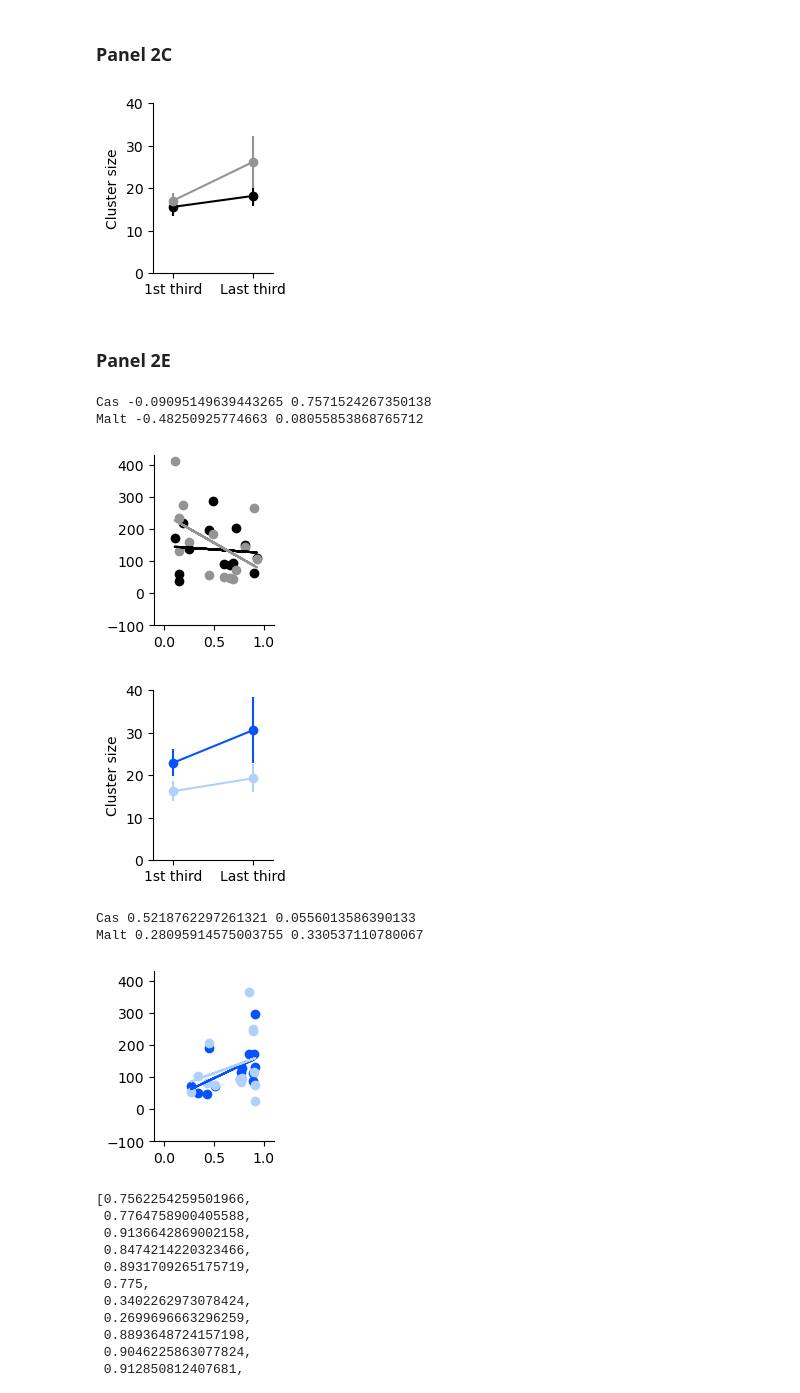
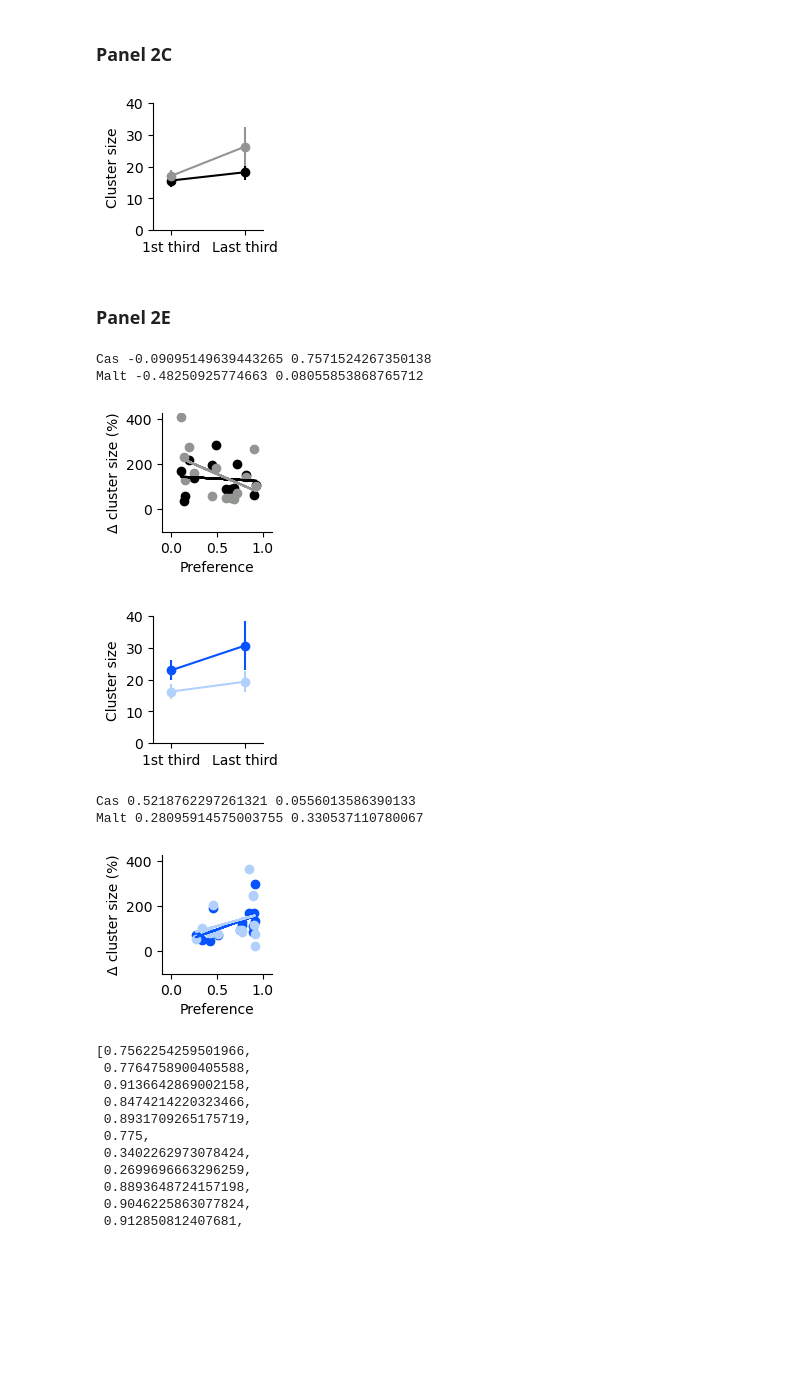
Before and after one commit to mccutcheonlab/immediate-protein-pref, a Jupyter notebook: scripts/fig2.ipynb, the cells around one changed output. Saved outputs shown, nothing was run; the diff lists cells and outputs as text; code cells hidden in the pictures; blank space fills up the shorter version.

```diff
--- a/scripts/fig2.ipynb
+++ b/scripts/fig2.ipynb
@@ -168,36 +164,36 @@ delta_malt = np.array(malt_size_last) / np.array(malt_size_first) * 100
 # %%
 def sem(data):
     return np.std(data) / np.sqrt(len(data))
 
-f, ax = plt.subplots(figsize=(2, 2),
-                     gridspec_kw={"left": 0.35, "bottom": 0.1, "top": 0.95, "right": 0.95})
+f, ax = plt.subplots(figsize=(2, 1.7),
+                     gridspec_kw={"left": 0.35, "bottom": 0.2, "top": 0.95, "right": 0.90})
 
 ax.errorbar([1, 2], [np.mean(cas_size_first), np.mean(cas_size_last)],
             yerr=[sem(cas_size_first), sem(cas_size_last)],
             fmt="o-", color="black", label="Cas")
 
 ax.errorbar([1, 2], [np.mean(malt_size_first), np.mean(malt_size_last)],
             yerr=[sem(malt_size_first), sem(malt_size_last)],
             fmt="o-", color="xkcd:grey", label="Malt")
 
 ax.set_ylim(0,40)
 ax.set_xlim(0.75, 2.25)
 ax.set_ylabel("Cluster size")
 ax.set_xticks([1, 2], labels=["1st third", "Last third"])
 
 ax.spines['right'].set_visible(False)
 ax.spines['top'].set_visible(False)
 
 f.savefig(FIGSFOLDER / "2C_cluster size first and last epoch_NR.pdf", dpi=300)
 # %% [output]
-[figure, old version]
+[figure, new version]
 # %% [markdown]
 ### Panel 2E
 # %%
 from scipy.stats import linregress
 
-f, ax = plt.subplots(figsize=(2, 2),
-                     gridspec_kw={"left": 0.35, "bottom": 0.1, "top": 0.95, "right": 0.95})
+f, ax = plt.subplots(figsize=(2, 1.7),
+                     gridspec_kw={"left": 0.35, "bottom": 0.25, "top": 0.95, "right": 0.90})
 
 ax.scatter(NR_pref, delta_cas, color="black", label="Cas")
 ax.scatter(NR_pref, delta_malt, color="xkcd:grey", label="Malt")
@@ -218,6 +214,9 @@ ax.set_ylim(-100, 430)
 ax.set_xlim(-0.1, 1.1)
 ax.set_xticks([0, 0.5, 1])
 
+ax.set_ylabel("\u0394 cluster size (%)")
+ax.set_xlabel("Preference")
+
 ax.spines['right'].set_visible(False)
 ax.spines['top'].set_visible(False)
 
@@ -225,7 +224,7 @@ f.savefig(FIGSFOLDER / "2E_cluster size vs preference_NR.pdf", dpi=300)
 # %% [output]
 Cas -0.09095149639443265 0.7571524267350138
 Malt -0.48250925774663 0.08055853868765712
-[figure, old version]
+[figure, new version]
 # %%
 dietgroup = "PR"
 # get cluster number
@@ -245,8 +244,8 @@ for row in df.query("dietgroup == @dietgroup").iterrows():
 delta_cas = np.array(cas_size_last) / np.array(cas_size_first) * 100
 delta_malt = np.array(malt_size_last) / np.array(malt_size_first) * 100
 # %%
-f, ax = plt.subplots(figsize=(2, 2),
-                     gridspec_kw={"left": 0.35, "bottom": 0.1, "top": 0.95, "right": 0.95})
+f, ax = plt.subplots(figsize=(2, 1.7),
+                     gridspec_kw={"left": 0.35, "bottom": 0.2, "top": 0.95, "right": 0.90})
 
 ax.errorbar([1, 2], [np.mean(cas_size_first), np.mean(cas_size_last)],
             yerr=[sem(cas_size_first), sem(cas_size_last)],
@@ -266,12 +265,12 @@ ax.spines['top'].set_visible(False)
 
 f.savefig(FIGSFOLDER / "2D_cluster size first and last epoch_PR.pdf", dpi=300)
 # %% [output]
-[figure, old version]
+[figure, new version]
 # %%
 from scipy.stats import linregress
 
-f, ax = plt.subplots(figsize=(2, 2),
-                     gridspec_kw={"left": 0.35, "bottom": 0.1, "top": 0.95, "right": 0.95})
+f, ax = plt.subplots(figsize=(2, 1.7),
+                     gridspec_kw={"left": 0.35, "bottom": 0.25, "top": 0.95, "right": 0.90})
 
 ax.scatter(PR_pref, delta_cas, color="xkcd:electric blue", label="Cas")
 ax.scatter(PR_pref, delta_malt, color="xkcd:powder blue", label="Malt")
@@ -292,6 +291,9 @@ ax.set_ylim(-100, 430)
 ax.set_xlim(-0.1, 1.1)
 ax.set_xticks([0, 0.5, 1])
 
+ax.set_ylabel("\u0394 cluster size (%)")
+ax.set_xlabel("Preference")
+
 ax.spines['right'].set_visible(False)
 ax.spines['top'].set_visible(False)
 
@@ -299,7 +301,7 @@ f.savefig(FIGSFOLDER / "2F_cluster size first and last epoch_PR.pdf", dpi=300)
 # %% [output]
 Cas 0.5218762297261321 0.0556013586390133
 Malt 0.28095914575003755 0.330537110780067
-[figure, old version]
+[figure, new version]
 # %%
 PR_pref
 # %% [output]
```
Also changed, not shown: parts of 1 cell of this notebook, 4 other files.
